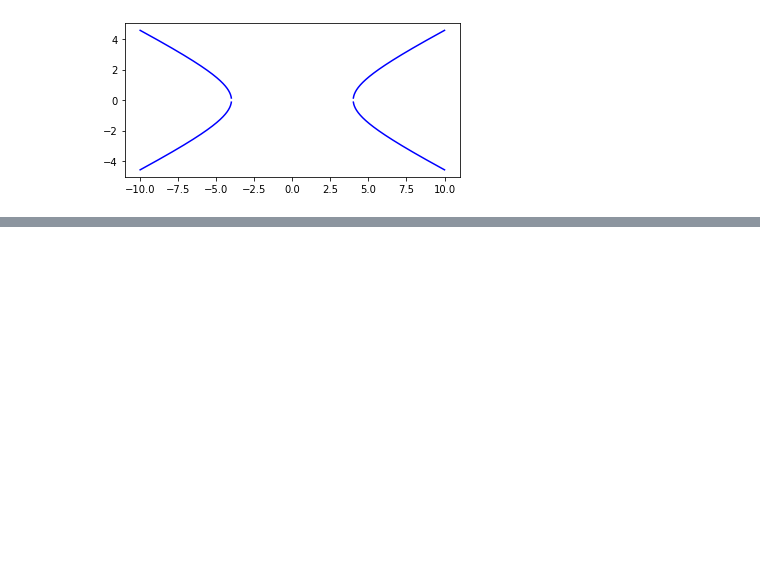
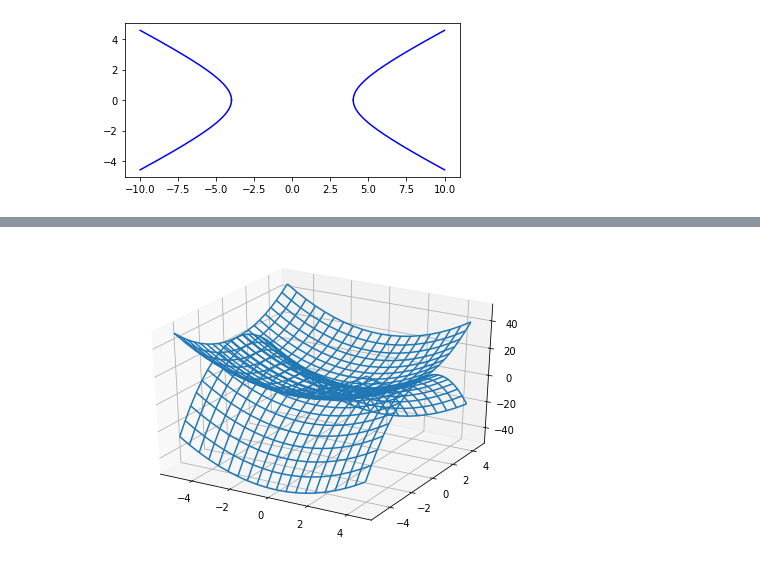
Before and after one commit to olightnn/geekbrains, a Jupyter notebook: Matematica/math_3_1.ipynb, the cells around one changed output, grey strips where cells are left out. Saved outputs shown, nothing was run; the diff lists cells and outputs as text; code cells hidden in the pictures; blank space fills up the shorter version.

```diff
--- a/Matematica/math_3_1.ipynb
+++ b/Matematica/math_3_1.ipynb
@@ -75,0 +99,15 @@ plt.gca().set_aspect('equal')
+# %%
+from pylab import *
+from mpl_toolkits.mplot3d import Axes3D
+fig = figure()
+ax = Axes3D(fig)
+X = np.arange(-5, 5, 0.5)
+Y = np.arange(-5, 5, 0.5)
+X, Y = np.meshgrid(X, Y)
+Z1 = X**2 - 2*Y**2
+Z2 = X**2 + Y**2
+ax.plot_wireframe(X, Y, Z1)
+ax.plot_wireframe(X, Y, Z2)
+show()
+# %% [output]
+[figure, added]
```
Also changed, not shown: parts of 3 cells of this notebook.
